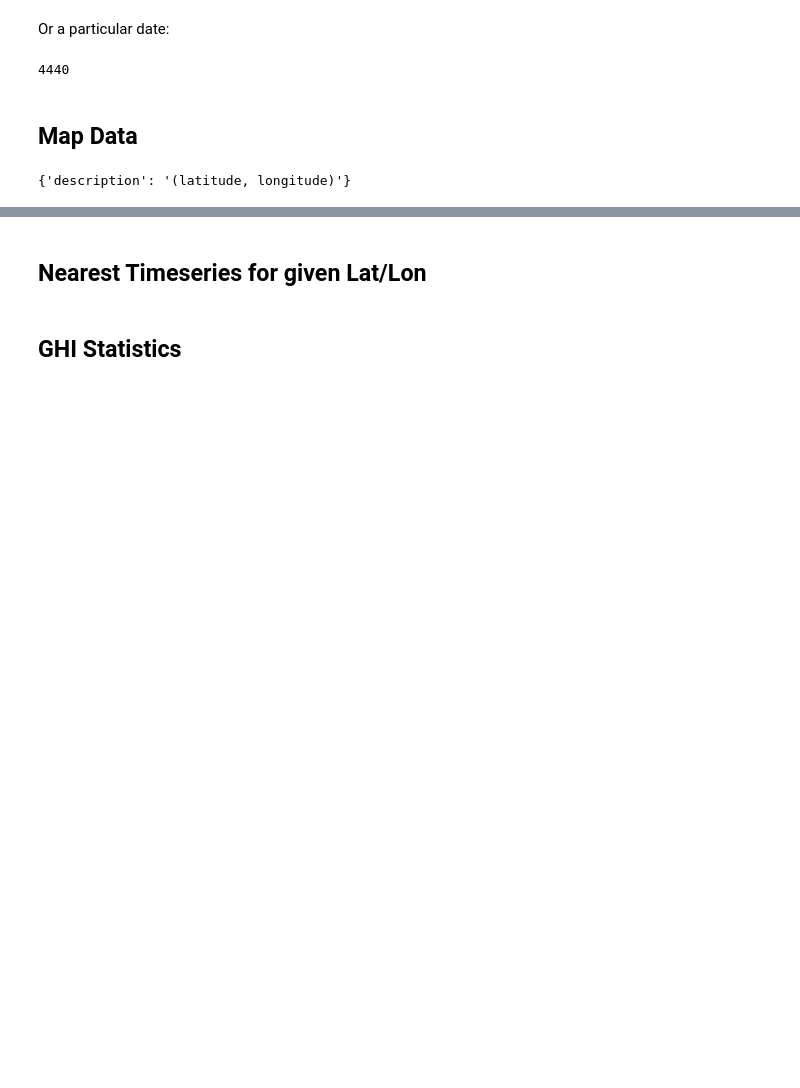
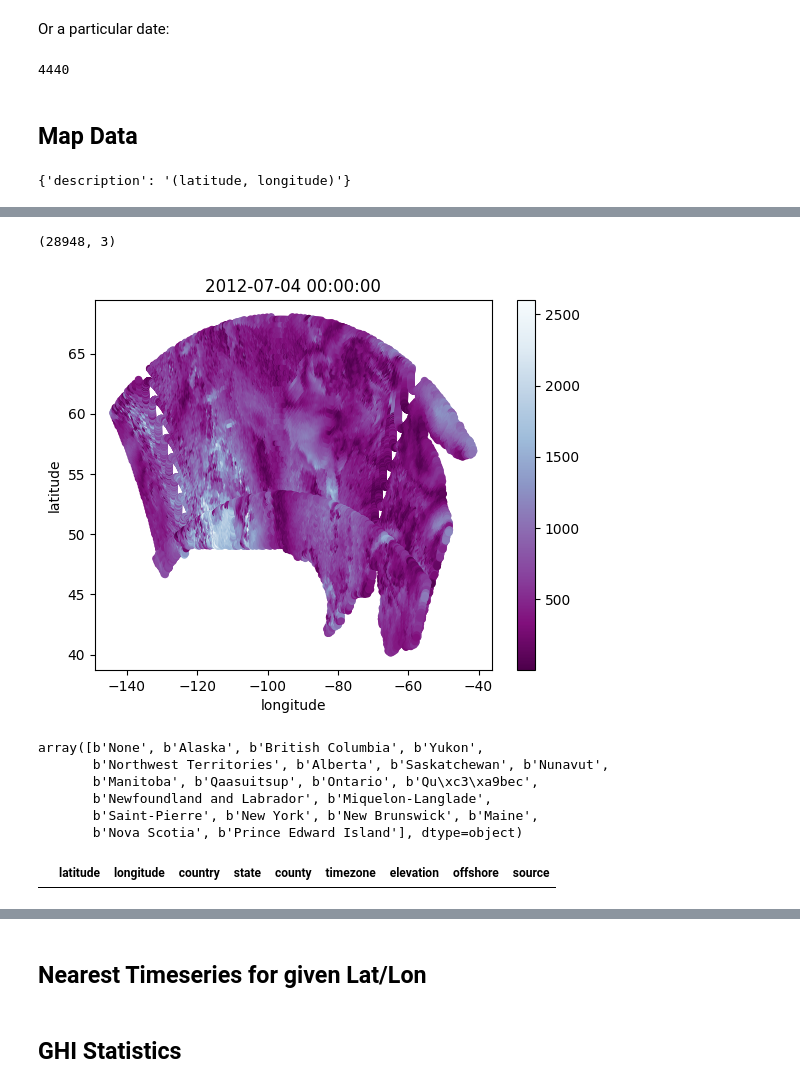
Before and after one commit to NREL/hsds-examples, a Jupyter notebook: notebooks/02_WTK_Domains_introduction.ipynb, the cells around one changed output, grey strips where cells are left out. Cells and saved outputs as stored; diff of their text form; code cells hidden in the pictures; blank space fills up the shorter version.

```diff
--- a/notebooks/02_WTK_Domains_introduction.ipynb
+++ b/notebooks/02_WTK_Domains_introduction.ipynb
@@ -43,7 +43,7 @@ Each year can be accessed from `/nrel/wtk/${country}/wtk_${country}_${year}.h5`
 # %%
 # Open the desired domain year of data
 # server endpoint, username, password is found via a config file
-f = h5pyd.File("/nrel/wtk/canada/wtk_canada_2012.h5", 'r')
+f = h5pyd.File("/nrel/wtk/canada/wtk_canada_2012.h5", bucket="s3://nrel-pds-hsds")
 # %%
 list(f.attrs)  # list attributes belonging to the root group
 # %% [output]
@@ -208,18 +210,31 @@ df['windspeed_100m'] = data / dset.attrs['scale_factor'] # unscale dataset
 # %%
 df.shape
+# %% [output]
+(28948, 3)
 # %%
-df.plot.scatter(x='longitude', y='latitude', c='wspd',
-                colormap='BuYlGr',
+df.plot.scatter(x='longitude', y='latitude', c=data,
+                colormap='BuPu_r',
                 title=str(time_index[timestep]))
 plt.show()
+# %% [output]
+[figure, added]
 # %%
 meta = pd.DataFrame(f['meta'][...])
 meta['state'].unique()
+# %% [output]
+array([b'None', b'Alaska', b'British Columbia', b'Yukon',
+       b'Northwest Territories', b'Alberta', b'Saskatchewan', b'Nunavut',
+       b'Manitoba', b'Qaasuitsup', b'Ontario', b'Qu\xc3\xa9bec',
+       b'Newfoundland and Labrador', b'Miquelon-Langlade',
+       b'Saint-Pierre', b'New York', b'New Brunswick', b'Maine',
+       b'Nova Scotia', b'Prince Edward Island'], dtype=object)
 # %%
 # Full resolution subset of Colorado
 meta = pd.DataFrame(f['meta'][...])
 CA = meta.loc[meta['state'] == b'California'] # Note .h5 saves strings as bit-strings
 CA.head()
+# %% [output]
+|  | latitude | longitude | country | state | county | timezone | elevation | offshore | source |
 # %%
 %time data = dset[timestep][CA.index]  # full-resolution subset
 df = CA[['longitude', 'latitude']].copy()
```
Also changed, not shown: parts of 6 cells of this notebook, 1 other file.
